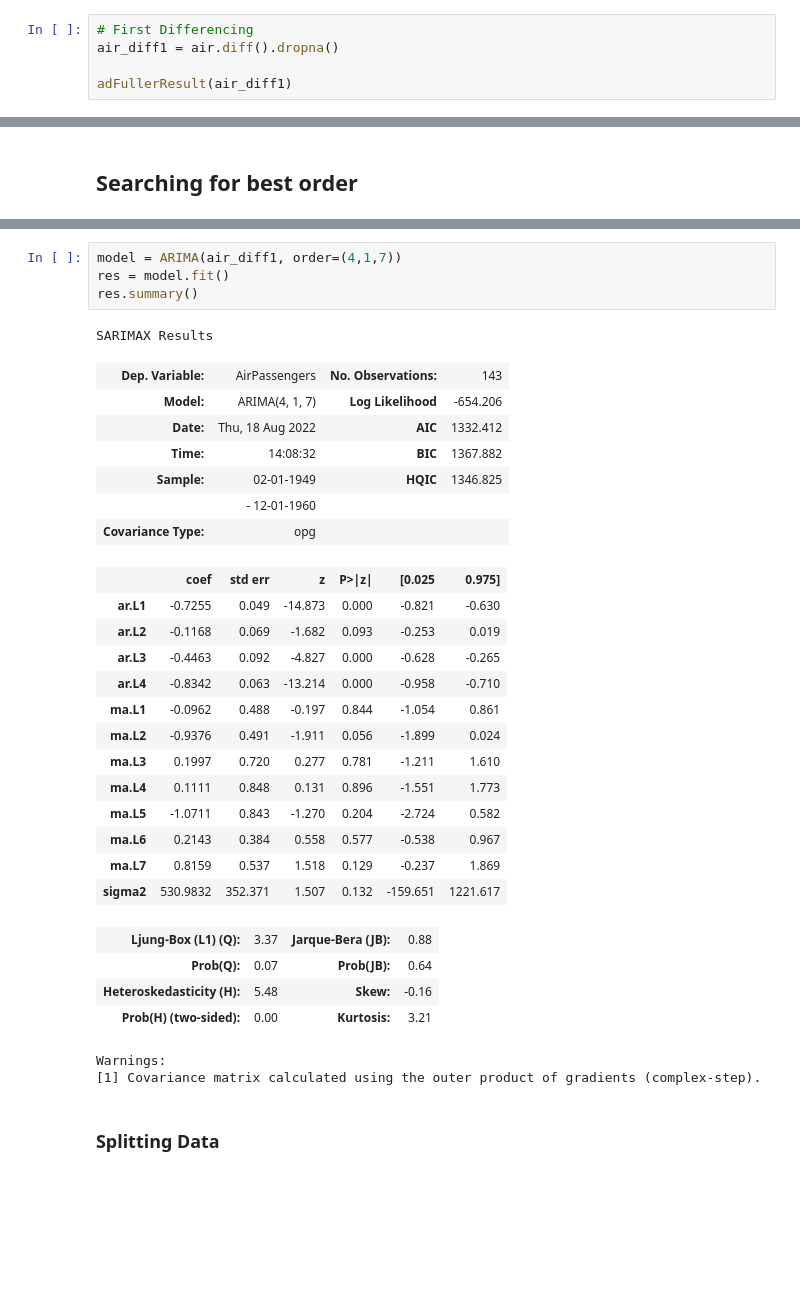
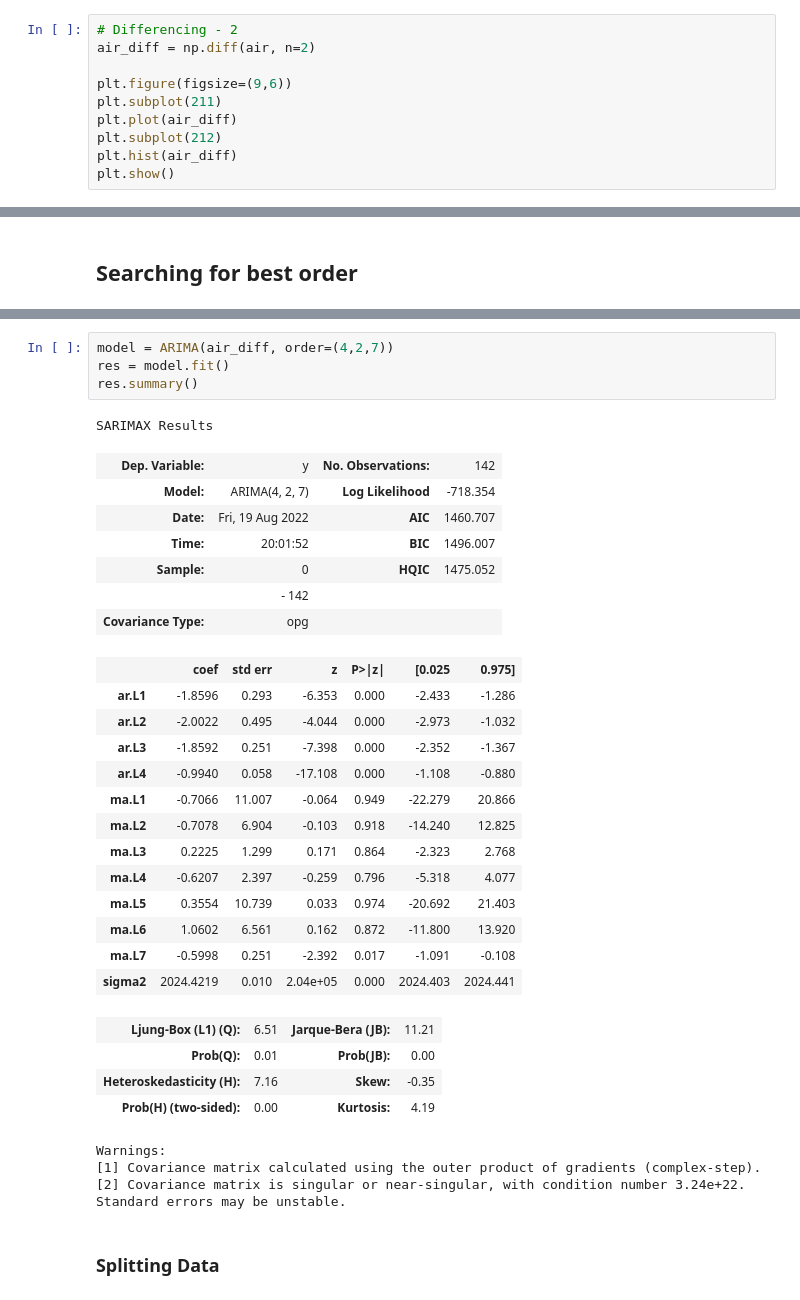
Before and after one commit to PabloJRW/Air-Passengers-Forecasting, a Jupyter notebook: notebooks/1.0 Temporal_Structure.ipynb, the cells around one changed output, grey strips where cells are left out. Cells and saved outputs as stored; diff of their text form; blank space fills up the shorter version.

```diff
--- a/notebooks/1.0 Temporal_Structure.ipynb
+++ b/notebooks/1.0 Temporal_Structure.ipynb
@@ -81,6 +69,11 @@ Critical Values:
 # %%
-# First Differencing
-air_diff1 = air.diff().dropna()
+# Differencing - 2
+air_diff = np.diff(air, n=2)
 
-adFullerResult(air_diff1)
+plt.figure(figsize=(9,6))
+plt.subplot(211)
+plt.plot(air_diff)
+plt.subplot(212)
+plt.hist(air_diff)
+plt.show()
 # %% [output]
@@ -153,35 +144,36 @@ aic.sort_values(by="aic", ignore_index=True, )[:3]
 # %%
-model = ARIMA(air_diff1, order=(4,1,7))
+model = ARIMA(air_diff, order=(4,2,7))
 res = model.fit()
 res.summary()
 # %% [output]
 SARIMAX Results
-| Dep. Variable: | AirPassengers | No. Observations: | 143 |
-| Model: | ARIMA(4, 1, 7) | Log Likelihood | -654.206 |
-| Date: | Thu, 18 Aug 2022 | AIC | 1332.412 |
-| Time: | 14:08:32 | BIC | 1367.882 |
-| Sample: | 02-01-1949 | HQIC | 1346.825 |
-|  | - 12-01-1960 |  |  |
+| Dep. Variable: | y | No. Observations: | 142 |
+| Model: | ARIMA(4, 2, 7) | Log Likelihood | -718.354 |
+| Date: | Fri, 19 Aug 2022 | AIC | 1460.707 |
+| Time: | 20:01:52 | BIC | 1496.007 |
+| Sample: | 0 | HQIC | 1475.052 |
+|  | - 142 |  |  |
 | Covariance Type: | opg |  |  |
 |  | coef | std err | z | P>|z| | [0.025 | 0.975] |
-| ar.L1 | -0.7255 | 0.049 | -14.873 | 0.000 | -0.821 | -0.630 |
-| ar.L2 | -0.1168 | 0.069 | -1.682 | 0.093 | -0.253 | 0.019 |
-| ar.L3 | -0.4463 | 0.092 | -4.827 | 0.000 | -0.628 | -0.265 |
-| ar.L4 | -0.8342 | 0.063 | -13.214 | 0.000 | -0.958 | -0.710 |
-| ma.L1 | -0.0962 | 0.488 | -0.197 | 0.844 | -1.054 | 0.861 |
-| ma.L2 | -0.9376 | 0.491 | -1.911 | 0.056 | -1.899 | 0.024 |
-| ma.L3 | 0.1997 | 0.720 | 0.277 | 0.781 | -1.211 | 1.610 |
-| ma.L4 | 0.1111 | 0.848 | 0.131 | 0.896 | -1.551 | 1.773 |
-| ma.L5 | -1.0711 | 0.843 | -1.270 | 0.204 | -2.724 | 0.582 |
-| ma.L6 | 0.2143 | 0.384 | 0.558 | 0.577 | -0.538 | 0.967 |
-| ma.L7 | 0.8159 | 0.537 | 1.518 | 0.129 | -0.237 | 1.869 |
-| sigma2 | 530.9832 | 352.371 | 1.507 | 0.132 | -159.651 | 1221.617 |
+| ar.L1 | -1.8596 | 0.293 | -6.353 | 0.000 | -2.433 | -1.286 |
+| ar.L2 | -2.0022 | 0.495 | -4.044 | 0.000 | -2.973 | -1.032 |
+| ar.L3 | -1.8592 | 0.251 | -7.398 | 0.000 | -2.352 | -1.367 |
+| ar.L4 | -0.9940 | 0.058 | -17.108 | 0.000 | -1.108 | -0.880 |
+| ma.L1 | -0.7066 | 11.007 | -0.064 | 0.949 | -22.279 | 20.866 |
+| ma.L2 | -0.7078 | 6.904 | -0.103 | 0.918 | -14.240 | 12.825 |
+| ma.L3 | 0.2225 | 1.299 | 0.171 | 0.864 | -2.323 | 2.768 |
+| ma.L4 | -0.6207 | 2.397 | -0.259 | 0.796 | -5.318 | 4.077 |
+| ma.L5 | 0.3554 | 10.739 | 0.033 | 0.974 | -20.692 | 21.403 |
+| ma.L6 | 1.0602 | 6.561 | 0.162 | 0.872 | -11.800 | 13.920 |
+| ma.L7 | -0.5998 | 0.251 | -2.392 | 0.017 | -1.091 | -0.108 |
+| sigma2 | 2024.4219 | 0.010 | 2.04e+05 | 0.000 | 2024.403 | 2024.441 |
-| Ljung-Box (L1) (Q): | 3.37 | Jarque-Bera (JB): | 0.88 |
-| Prob(Q): | 0.07 | Prob(JB): | 0.64 |
-| Heteroskedasticity (H): | 5.48 | Skew: | -0.16 |
-| Prob(H) (two-sided): | 0.00 | Kurtosis: | 3.21 |
+| Ljung-Box (L1) (Q): | 6.51 | Jarque-Bera (JB): | 11.21 |
+| Prob(Q): | 0.01 | Prob(JB): | 0.00 |
+| Heteroskedasticity (H): | 7.16 | Skew: | -0.35 |
+| Prob(H) (two-sided): | 0.00 | Kurtosis: | 4.19 |
 Warnings:
 [1] Covariance matrix calculated using the outer product of gradients (complex-step).
+[2] Covariance matrix is singular or near-singular, with condition number 3.24e+22. Standard errors may be unstable.
 # %% [markdown]
 ### Splitting Data
 # %%
```
Also changed, not shown: parts of 16 cells of this notebook, 3 other files.
